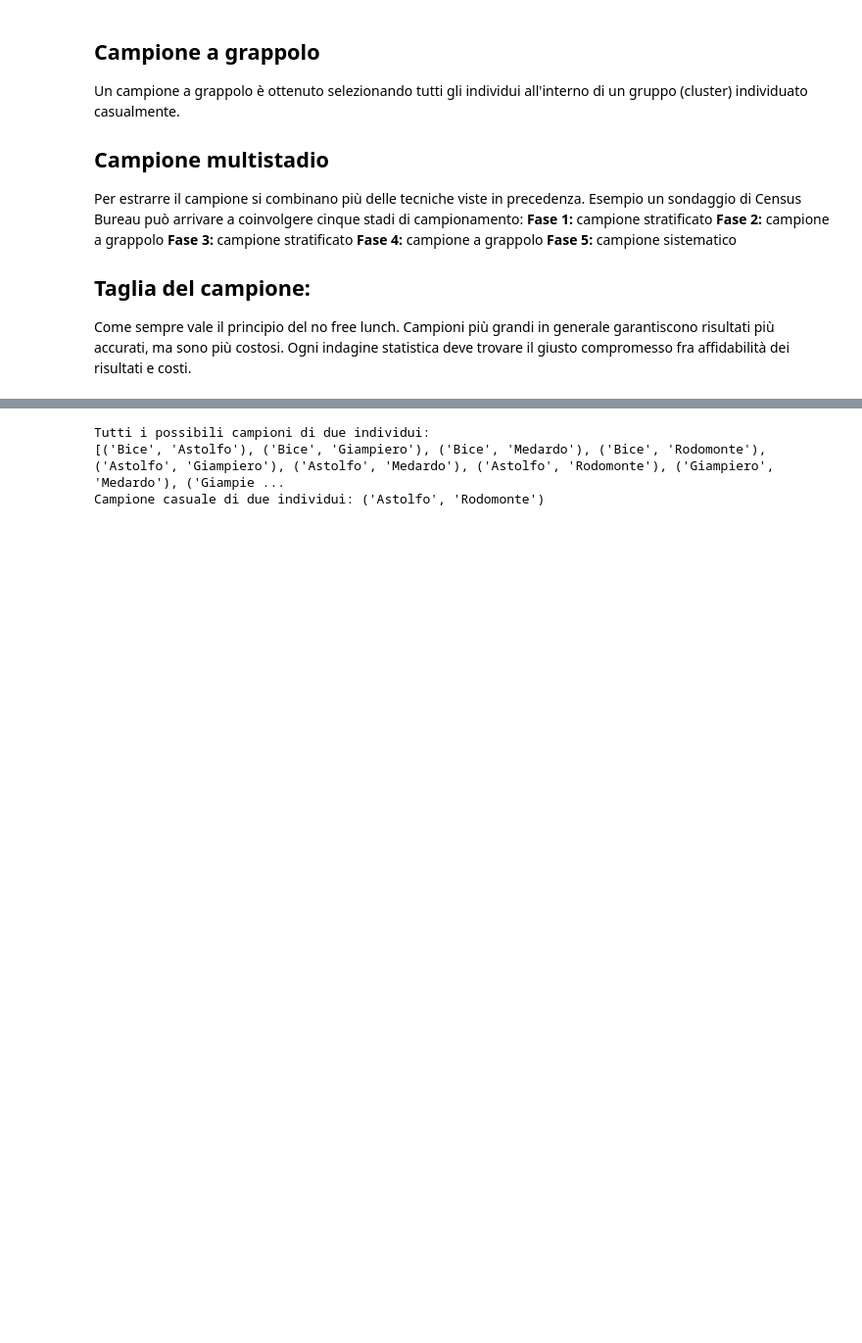
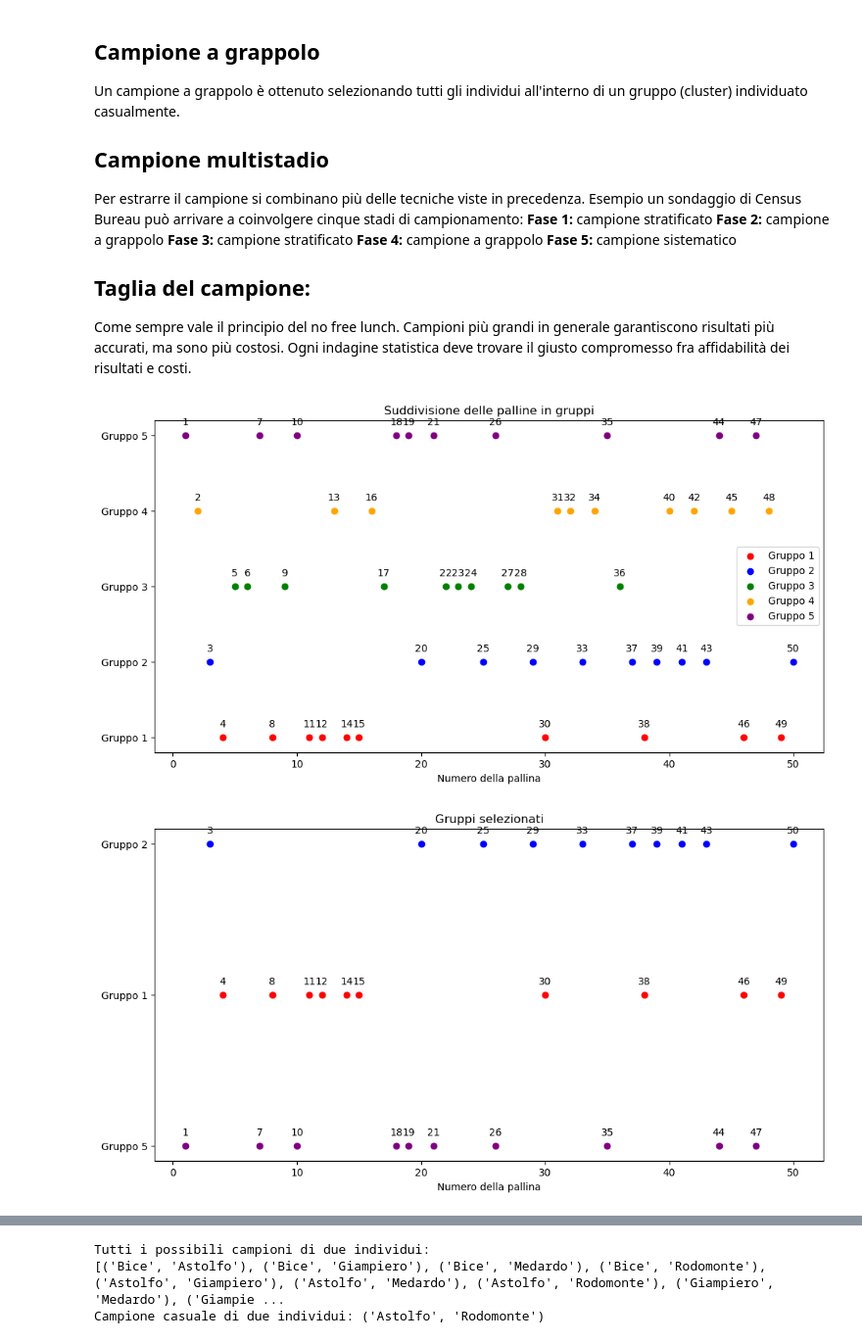
Before and after one commit to MatteoAldovardi/Tutoring, a Jupyter notebook: Università/Statistica/Capitolo1.ipynb, the cells around one changed output, grey strips where cells are left out. Shown: that part at 98% size. Drawn from its saved outputs; the diff is of its cells as text; code cells hidden in the pictures; blank space fills up the shorter version.

```diff
--- a/Università/Statistica/Capitolo1.ipynb
+++ b/Università/Statistica/Capitolo1.ipynb
@@ -99,3 +99,75 @@ Esempio un sondaggio di Census Bureau può arrivare a coinvolgere cinque stadi d
 
 ## Taglia del campione:
 Come sempre vale il principio del no free lunch. Campioni più grandi in generale garantiscono risultati più accurati, ma sono più costosi. Ogni indagine statistica deve trovare il giusto compromesso fra affidabilità dei risultati e costi.
+# %%
+import random
+import matplotlib.pyplot as plt
+
+def crea_e_mostra_campioni(numero_palline=50, numero_gruppi=5, numero_gruppi_selezionati=3):
+    """
+    Crea e visualizza la suddivisione casuale delle palline in gruppi e la selezione di gruppi.
+
+    Args:
+        numero_palline (int): Il numero totale di palline.
+        numero_gruppi (int): Il numero di gruppi in cui suddividere le palline.
+        numero_gruppi_selezionati (int): Il numero di gruppi da selezionare.
+    """
+
+    palline = list(range(1, numero_palline + 1))
+    random.shuffle(palline)  # Mescola le palline casualmente
+
+    gruppi = [[] for _ in range(numero_gruppi)]
+    for i, pallina in enumerate(palline):
+        gruppi[i % numero_gruppi].append(pallina)
+
+    colori = ['red', 'blue', 'green', 'orange', 'purple', 'brown', 'pink', 'gray', 'cyan', 'magenta']
+    colori = colori[:numero_gruppi]  # Assicura che ci siano abbastanza colori
+
+    # Primo plot: Suddivisione in gruppi
+    plt.figure(figsize=(12, 6))
+    plt.title('Suddivisione delle palline in gruppi')
+    for i, gruppo in enumerate(gruppi):
+        plt.scatter(gruppo, [i] * len(gruppo), color=colori[i], label=f'Gruppo {i+1}')
+        for pallina in gruppo:
+            plt.annotate(str(pallina), (pallina, i), textcoords="offset points", xytext=(0,10), ha='center')
+    plt.yticks(range(numero_gruppi), [f'Gruppo {i+1}' for i in range(numero_gruppi)])
+    plt.xlabel('Numero della pallina')
+    plt.legend()
+    plt.show()
+
+    # Selezione casuale dei gruppi
+    gruppi_selezionati = random.sample(range(numero_gruppi), numero_gruppi_selezionati)
+
+    # Secondo plot: Gruppi selezionati
+    plt.figure(figsize=(12, 6))
+    plt.title('Gruppi selezionati')
+    for i, indice_gruppo in enumerate(gruppi_selezionati):
+        gruppo = gruppi[indice_gruppo]
+        plt.scatter(gruppo, [i] * len(gruppo), color=colori[indice_gruppo], label=f'Gruppo {indice_gruppo+1}')
+        for pallina in gruppo:
+            plt.annotate(str(pallina), (pallina, i), textcoords="offset points", xytext=(0,10), ha='center')
+
+    plt.yticks(range(numero_gruppi_selezionati), [f'Gruppo {g+1}' for g in gruppi_selezionati])
+    plt.xlabel('Numero della pallina')
+    plt.show()
+
+    # Terzo plot: Palline selezionate
+    plt.figure(figsize=(12, 6))
+    plt.title('Palline selezionate')
+
+    palline_selezionate = []
+    for indice_gruppo in gruppi_selezionati:
+        palline_selezionate.extend(gruppi[indice_gruppo])
+
+    plt.scatter(palline_selezionate, [0] * len(palline_selezionate), color='black')
+    for pallina in palline_selezionate:
+        plt.annotate(str(pallina), (pallina, 0), textcoords="offset points", xytext=(0,10), ha='center')
+    plt.yticks([])
+    plt.xlabel('Numero della pallina')
+    plt.show()
+
+# Esempio di utilizzo
+crea_e_mostra_campioni(numero_palline=50, numero_gruppi=5, numero_gruppi_selezionati=3)
+# %% [output]
+[figure, added]
+[figure, added]
```
Also changed, not shown: parts of 2 cells of this notebook, 1 other file.
